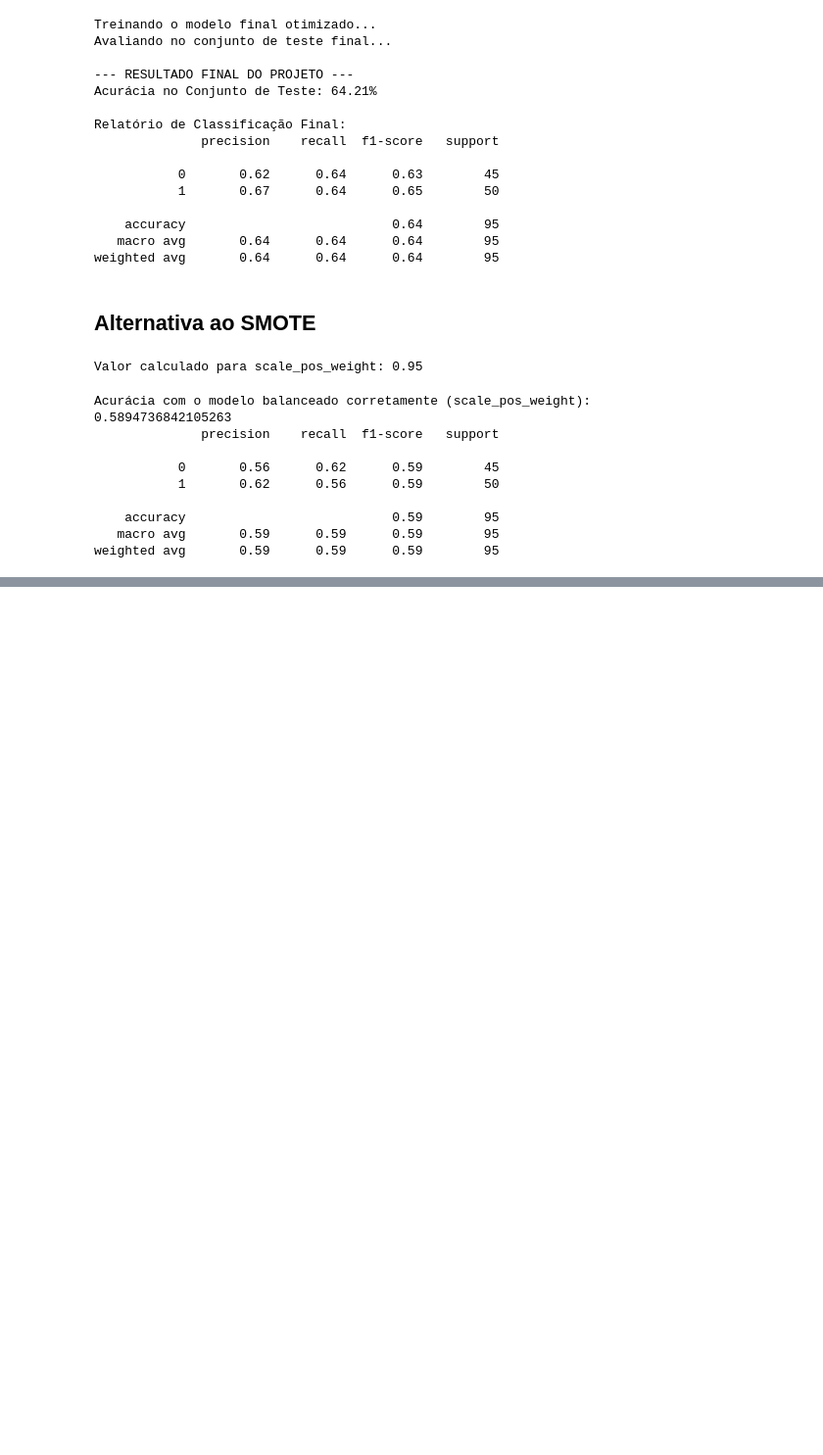
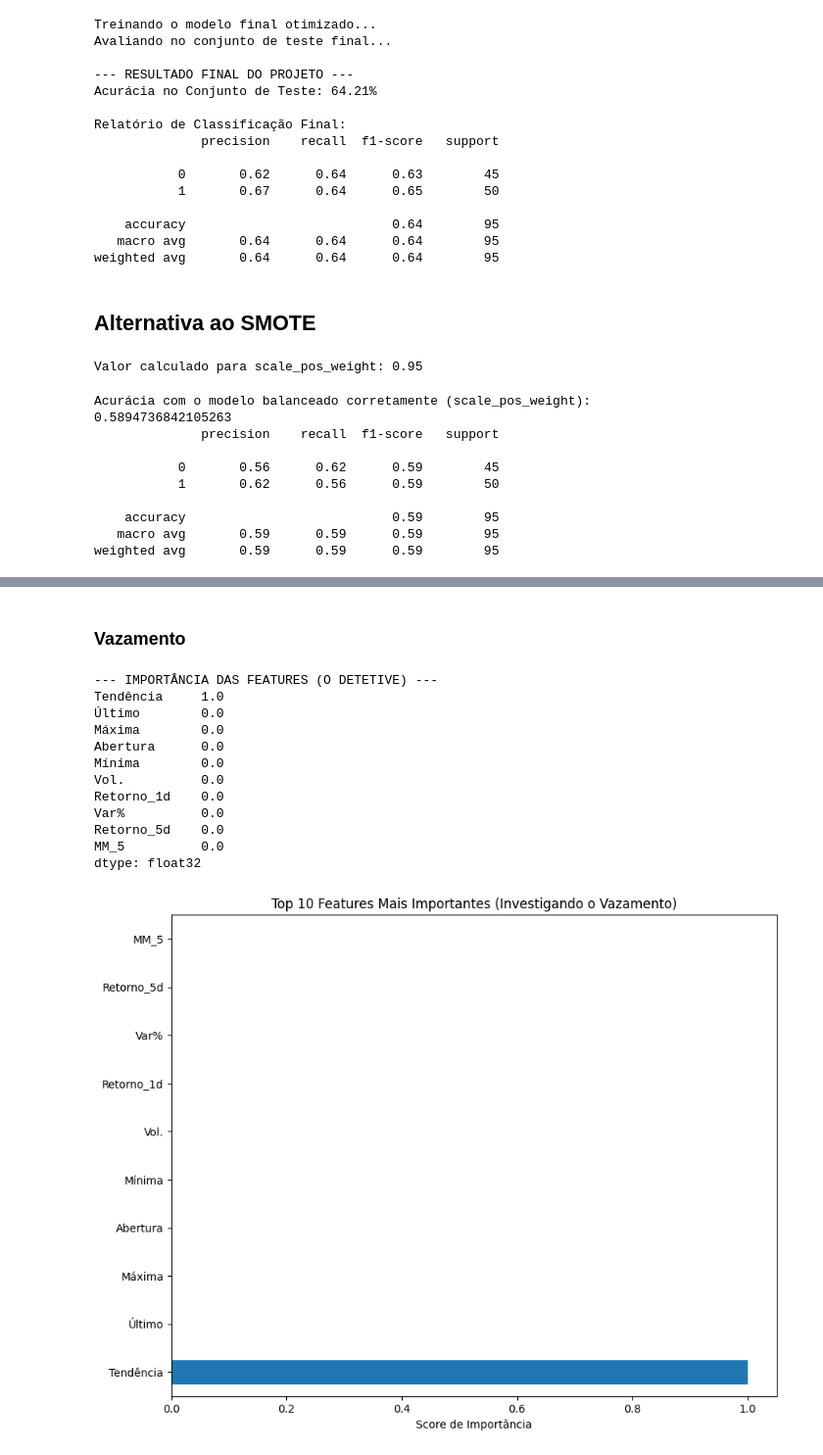
Before and after one commit to willianncardoso/IBOVESPA, a Jupyter notebook: PosFIAP_T2.ipynb, the cells around one changed output, grey strips where cells are left out. Shown at 98% size. Drawn from its saved outputs; the diff is of its cells as text; code cells hidden in the pictures; blank space fills up the shorter version.

```diff
--- a/PosFIAP_T2.ipynb
+++ b/PosFIAP_T2.ipynb
@@ -744,0 +898,41 @@ Index: []
+# %% [markdown]
+### Vazamento
+# %%
+import pandas as pd
+import matplotlib.pyplot as plt
+
+# --- Execute este código logo após a linha 'modelo_com_vix.fit(X_treino, y_treino)' ---
+
+# Supondo que 'modelo_com_vix' é o seu modelo treinado e 'X_treino' tem os nomes das colunas
+if hasattr(modelo_com_vix, 'feature_importances_'):
+    # Pega a importância de cada feature
+    importancias = pd.Series(modelo_com_vix.feature_importances_, index=X_treino.columns)
+
+    # Ordena da mais importante para a menos importante
+    importancias_ordenadas = importancias.sort_values(ascending=False)
+
+    print("\n--- IMPORTÂNCIA DAS FEATURES (O DETETIVE) ---")
+    print(importancias_ordenadas.head(10))
+
+    # Plota o gráfico para uma visualização clara
+    plt.figure(figsize=(10, 8))
+    importancias_ordenadas.head(10).plot(kind='barh')
+    plt.title('Top 10 Features Mais Importantes (Investigando o Vazamento)')
+    plt.xlabel('Score de Importância')
+    plt.show()
+else:
+    print("O modelo usado não possui o atributo 'feature_importances_'.")
+# %% [output]
+--- IMPORTÂNCIA DAS FEATURES (O DETETIVE) ---
+Tendência     1.0
+Último        0.0
+Máxima        0.0
+Abertura      0.0
+Mínima        0.0
+Vol.          0.0
+Retorno_1d    0.0
+Var%          0.0
+Retorno_5d    0.0
+MM_5          0.0
+dtype: float32
+[figure, added]
```
Also changed, not shown: parts of 11 cells of this notebook.
